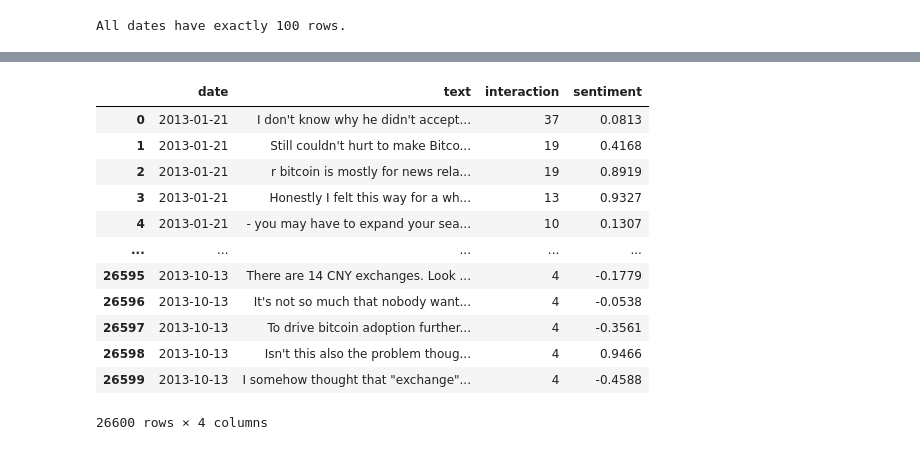
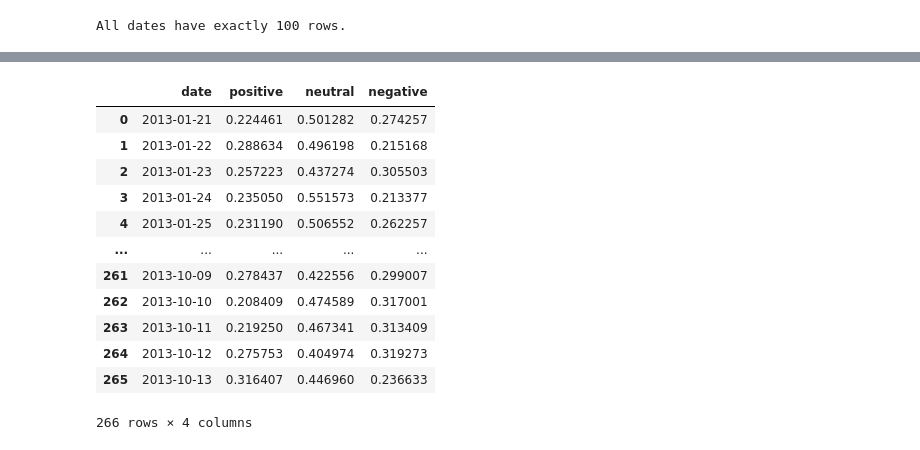
Before and after one commit to JCamposx/btc-price-prediction, a Jupyter notebook: src/preprocessing/posts.ipynb, the cells around one changed output, grey strips where cells are left out. Drawn from its saved outputs; the diff is of its cells as text; code cells hidden in the pictures.

```diff
--- a/src/preprocessing/posts.ipynb
+++ b/src/preprocessing/posts.ipynb
@@ -410,7 +444,7 @@ if os.path.isfile(cache_file):
     with open(cache_file, 'rb') as f:
         data = pickle.load(f)
 else:
-    data['sentiment'] = analyze_sentiments()
+    data = pd.concat([data, sentiments], axis=1)
 
     with open(cache_file, 'wb') as f:
         pickle.dump(data, f)
@@ -433,8 +467,8 @@ data
 # %%
 def get_average_sentiments_by_date(df):
-    df = df.groupby('date')['sentiment'].mean().reset_index()
+    df = df.groupby('date')[['positive', 'neutral', 'negative']].mean().reset_index()
 
-    df.columns = ['date', 'sentiment']
+    df.columns = ['date', 'positive', 'neutral', 'negative']
 
     return df
 # %%
@@ -566,3 +600,11 @@ Total errors: 0
 check_dates_have_exactly_n_rows(data, 100)
 # %% [output]
 All dates have exactly 100 rows.
+# %%
+sentiments = analyze_sentiments(data).rename(columns={
+    'POS': 'positive',
+    'NEU': 'neutral',
+    'NEG': 'negative',
+})
+
+sentiments
@@ -568,0 +625,4 @@ All dates have exactly 100 rows.
+# %%
+data = pd.concat([data, sentiments], axis=1)
+
+data
@@ -569,18 +643,18 @@ All dates have exactly 100 rows.
 # %%
-data['sentiment'] = analyze_sentiments()
+data = get_average_sentiments_by_date(data)
 
 data
 # %% [output]
-|  | date | text | interaction | sentiment |
-| 0 | 2013-01-21 | I don't know why he didn't accept... | 37 | 0.0813 |
-| 1 | 2013-01-21 | Still couldn't hurt to make Bitco... | 19 | 0.4168 |
-| 2 | 2013-01-21 | r bitcoin is mostly for news rela... | 19 | 0.8919 |
-| 3 | 2013-01-21 | Honestly I felt this way for a wh... | 13 | 0.9327 |
-| 4 | 2013-01-21 | - you may have to expand your sea... | 10 | 0.1307 |
+|  | date | positive | neutral | negative |
+| 0 | 2013-01-21 | 0.224461 | 0.501282 | 0.274257 |
+| 1 | 2013-01-22 | 0.288634 | 0.496198 | 0.215168 |
+| 2 | 2013-01-23 | 0.257223 | 0.437274 | 0.305503 |
+| 3 | 2013-01-24 | 0.235050 | 0.551573 | 0.213377 |
+| 4 | 2013-01-25 | 0.231190 | 0.506552 | 0.262257 |
 | ... | ... | ... | ... | ... |
-| 26595 | 2013-10-13 | There are 14 CNY exchanges. Look ... | 4 | -0.1779 |
-| 26596 | 2013-10-13 | It's not so much that nobody want... | 4 | -0.0538 |
-| 26597 | 2013-10-13 | To drive bitcoin adoption further... | 4 | -0.3561 |
-| 26598 | 2013-10-13 | Isn't this also the problem thoug... | 4 | 0.9466 |
-| 26599 | 2013-10-13 | I somehow thought that "exchange"... | 4 | -0.4588 |
+| 261 | 2013-10-09 | 0.278437 | 0.422556 | 0.299007 |
+| 262 | 2013-10-10 | 0.208409 | 0.474589 | 0.317001 |
+| 263 | 2013-10-11 | 0.219250 | 0.467341 | 0.313409 |
+| 264 | 2013-10-12 | 0.275753 | 0.404974 | 0.319273 |
+| 265 | 2013-10-13 | 0.316407 | 0.446960 | 0.236633 |
-26600 rows × 4 columns
+266 rows × 4 columns
```
Also changed, not shown: parts of 15 cells of this notebook, 5 other files.
